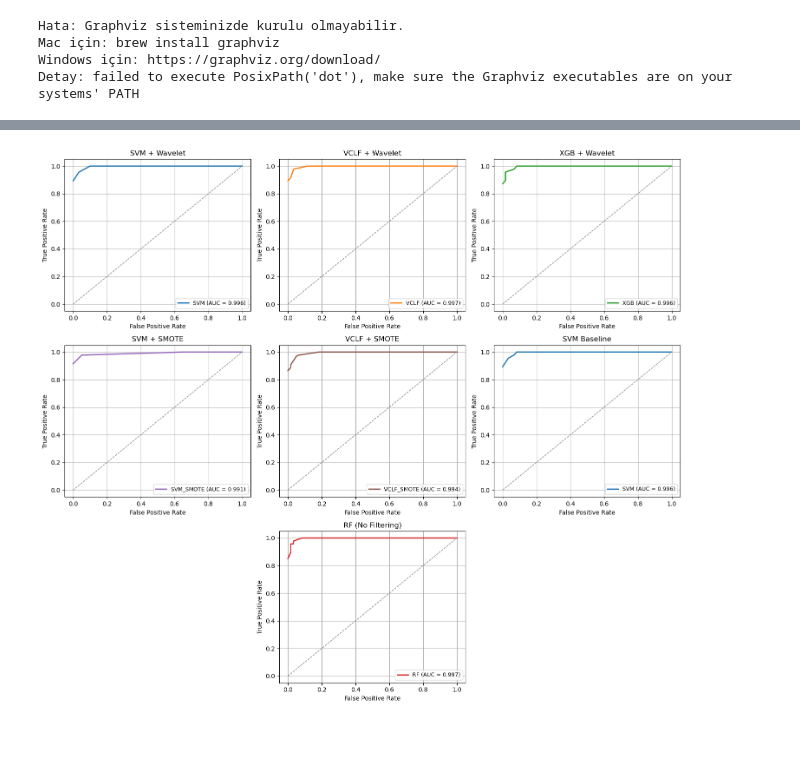
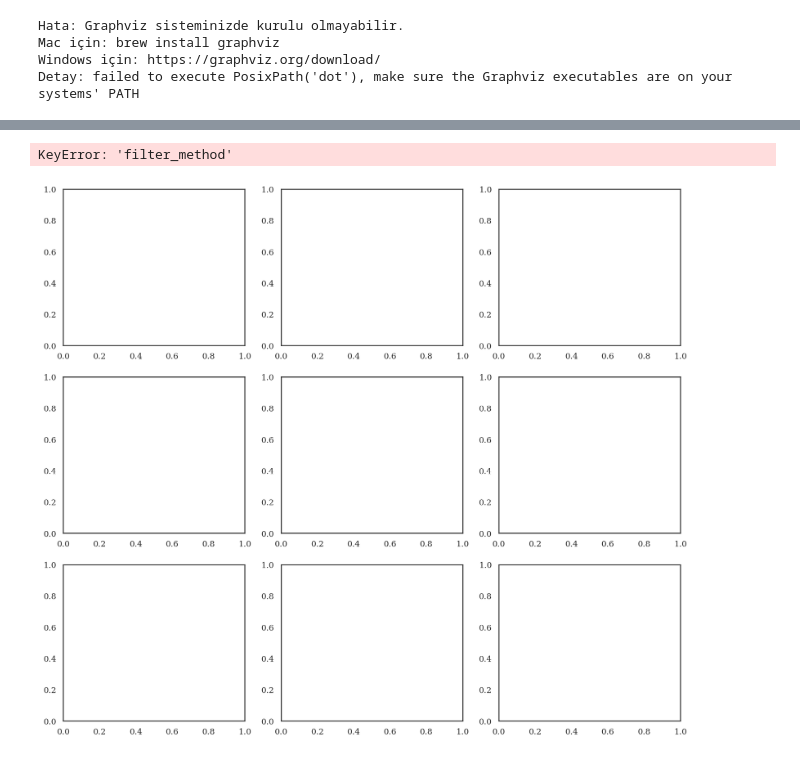
Before and after one commit to MelihKotman/sleep-disorder-signal-processing, a Jupyter notebook: notebooks/thesis_visualization.ipynb, the cells around one changed output, grey strips where cells are left out. Saved outputs shown, nothing was run; the diff lists cells and outputs as text; code cells hidden in the pictures.

```diff
--- a/notebooks/thesis_visualization.ipynb
+++ b/notebooks/thesis_visualization.ipynb
@@ -732,14 +732,7 @@ from sklearn.metrics import roc_curve, auc
 # CSV
 # =====================================================
 roc_path = "/Users/melih/Desktop/sleep-project/sleep-disorder-signal-processing/results/roc_raw/roc_raw_all.csv"
-roc_smote_path = "/Users/melih/Desktop/sleep-project/sleep-disorder-signal-processing/results/roc_raw/roc_raw_baseline_smote.csv"
-roc_baseline_path = "/Users/melih/Desktop/sleep-project/sleep-disorder-signal-processing/results/roc_raw/roc_raw_baseline.csv"
 
-df = pd.concat([
-    pd.read_csv(roc_path),
-    pd.read_csv(roc_smote_path),
-    pd.read_csv(roc_baseline_path)
-], ignore_index=True)
 
 N_CLASSES = 3
 
@@ -747,9 +740,7 @@ COLOR_MAP = {
     "SVM": "#1f77b4",
     "VCLF": "#ff7f0e",
     "XGB": "#2ca02c",
-    "RF": "#d62728",
-    "SVM_SMOTE": "#9467bd",
-    "VCLF_SMOTE": "#8c564b"
+    "RF": "#d62728"
 }
 
 # =====================================================
@@ -789,34 +780,35 @@ def plot_roc(ax, df_sub, title):
     ax.set_ylabel("True Positive Rate")
     ax.legend(fontsize=9)
     ax.grid(True)
 
 # =====================================================
 # Subplotlar
 # =====================================================
 fig, axes = plt.subplots(3, 3, figsize=(15, 13))
 
 # Wavelet
 plot_roc(axes[0, 0], df[(df["filter_method"] == "wavelet") & (df["base_model"] == "SVM")], "SVM + Wavelet")
 plot_roc(axes[0, 1], df[(df["filter_method"] == "wavelet") & (df["base_model"] == "VCLF")], "VCLF + Wavelet")
 plot_roc(axes[0, 2], df[(df["filter_method"] == "wavelet") & (df["base_model"] == "XGB")], "XGB + Wavelet")
 
 # SMOTE
 plot_roc(axes[1, 0], df[(df["filter_method"].str.lower() == "smote") & (df["base_model"] == "SVM_SMOTE")], "SVM + SMOTE")
 plot_roc(axes[1, 1], df[(df["filter_method"].str.lower() == "smote") & (df["base_model"] == "VCLF_SMOTE")], "VCLF + SMOTE")
 
 # Baseline & None
 plot_roc(axes[1, 2], df[(df["filter_method"] == "baseline") & (df["base_model"] == "SVM")], "SVM Baseline")
 plot_roc(axes[2, 1], df[(df["filter_method"] == "none") & (df["base_model"] == "RF")], "RF (No Filtering)")
 
 # Boş subplotları kapat
 axes[2, 0].axis("off")
 axes[2, 2].axis("off")
 
 plt.tight_layout()
 plt.savefig("/Users/melih/Desktop/sleep-project/sleep-disorder-signal-processing/results/figures/ROC_Comparison.png", dpi=400, bbox_inches='tight')
 plt.show()
 # %% [output]
+KeyError: 'filter_method'
-[figure, old version]
+[figure, new version]
 # %%
 print(df["filter_method"].value_counts())
 print(df["base_model"].value_counts())
```
Also changed, not shown: parts of 12 cells of this notebook, 1 other file.
